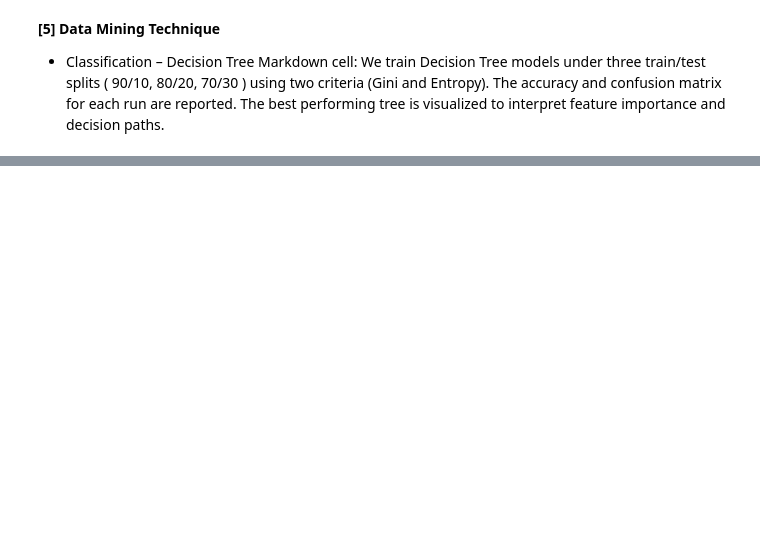
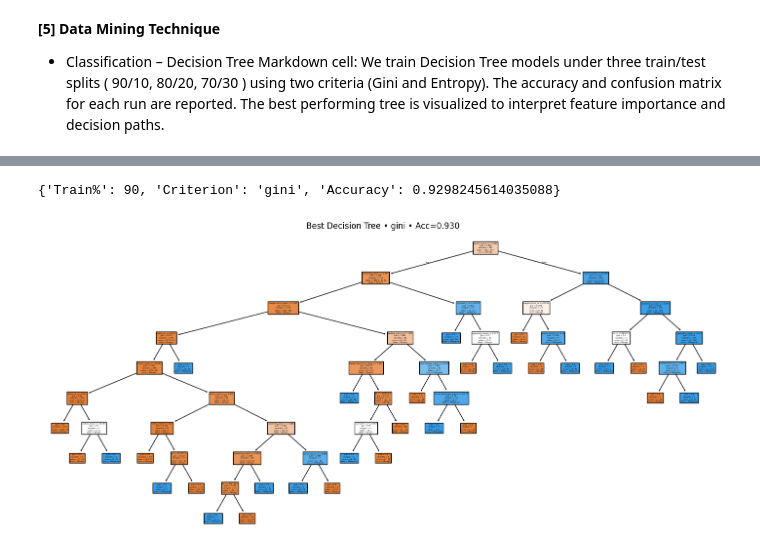
Before and after one commit to halaaab/IT_326-Project-Group-1, a Jupyter notebook: Phase3.ipynb, the cells around one changed output, grey strips where cells are left out. Cells and saved outputs as stored; diff of their text form; code cells hidden in the pictures; blank space fills up the shorter version.

```diff
--- a/Phase3.ipynb
+++ b/Phase3.ipynb
@@ -47,3 +79,31 @@ Markdown cell:
 We train Decision Tree models under three train/test splits ( 90/10, 80/20, 70/30 ) using two criteria (Gini and Entropy).
 The accuracy and confusion matrix for each run are reported.
 The best performing tree is visualized to interpret feature importance and decision paths.
+# %%
+# === Decision Tree Classification ===
+from sklearn.model_selection import train_test_split
+from sklearn.tree import DecisionTreeClassifier, plot_tree
+from sklearn.metrics import accuracy_score, confusion_matrix, ConfusionMatrixDisplay
+import matplotlib.pyplot as plt
+
+X = df.drop(columns=['diagnosis'])
+y = df['diagnosis']
+
+splits = [(0.9,0.1),(0.8,0.2),(0.7,0.3)]
+criteria = ['gini','entropy']
+results = []
+
+for tr,te in splits:
+    Xtr,Xte,ytr,yte = train_test_split(X,y,test_size=te,random_state=42,stratify=y)
+    for c in criteria:
+        clf = DecisionTreeClassifier(criterion=c,random_state=42)
+        clf.fit(Xtr,ytr)
+        yp = clf.predict(Xte)
+        acc = accuracy_score(yte,yp)
+        cm  = confusion_matrix(yte,yp)
+        results.append({'Train%':int(tr*100),'Criterion':c,'Accuracy':acc})
+        ConfusionMatrixDisplay(cm).plot()
+        plt.title(f'{c} | Train {int(tr*100)}%')
+        plt.show()
+
+pd.DataFrame(results)
@@ -49,0 +124,14 @@ The best performing tree is visualized to interpret feature importance and decis
+# %%
+# Plot best-performing tree
+best = max(results, key=lambda x:x['Accuracy'])
+print(best)
+clf_best = DecisionTreeClassifier(criterion=best['Criterion'],random_state=42)
+Xtr,Xte,ytr,yte = train_test_split(X,y,test_size=(100-best['Train%'])/100,random_state=42,stratify=y)
+clf_best.fit(Xtr,ytr)
+plt.figure(figsize=(18,8))
+plot_tree(clf_best,filled=True,feature_names=X.columns,class_names=['Benign','Malignant'])
+plt.title(f"Best Decision Tree • {best['Criterion']} • Acc={best['Accuracy']:.3f}")
+plt.show()
+# %% [output]
+{'Train%': 90, 'Criterion': 'gini', 'Accuracy': 0.9298245614035088}
+[figure, added]
```
Also changed, not shown: parts of 5 cells of this notebook.
